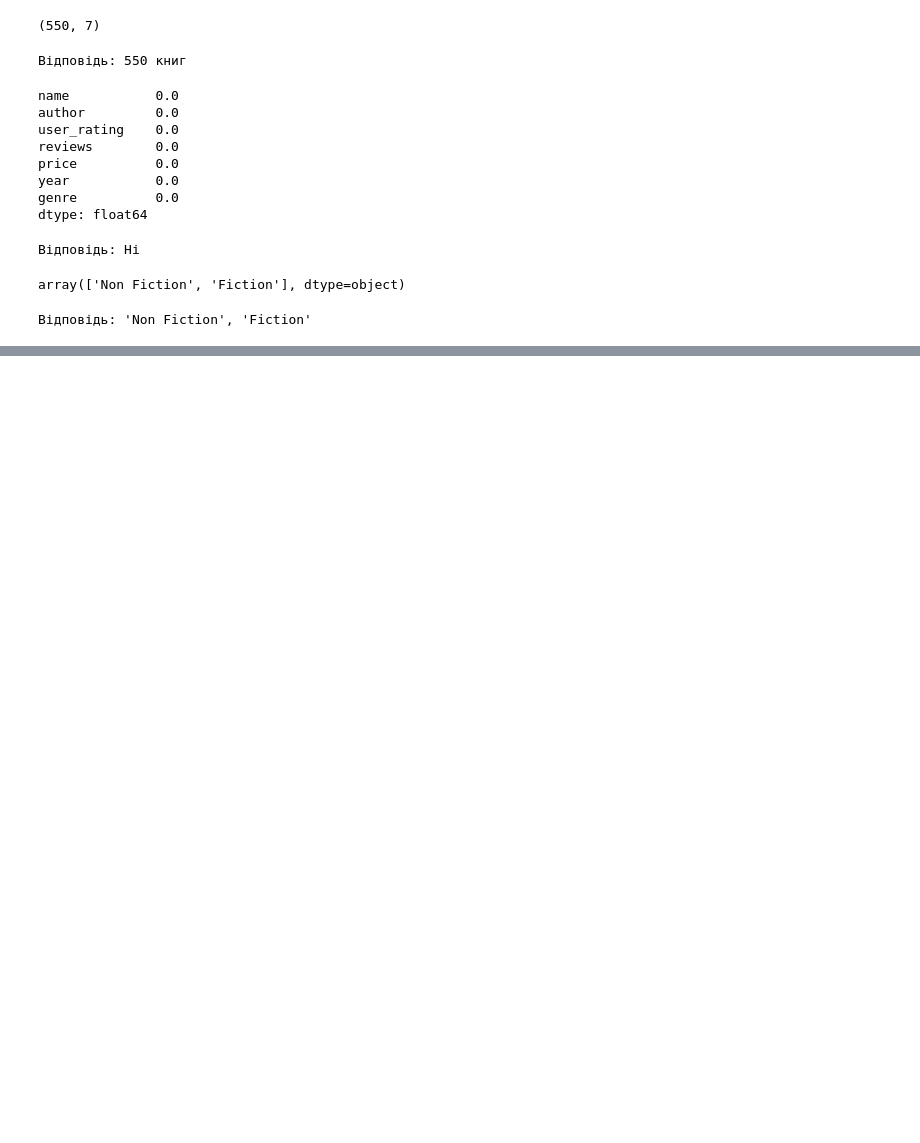
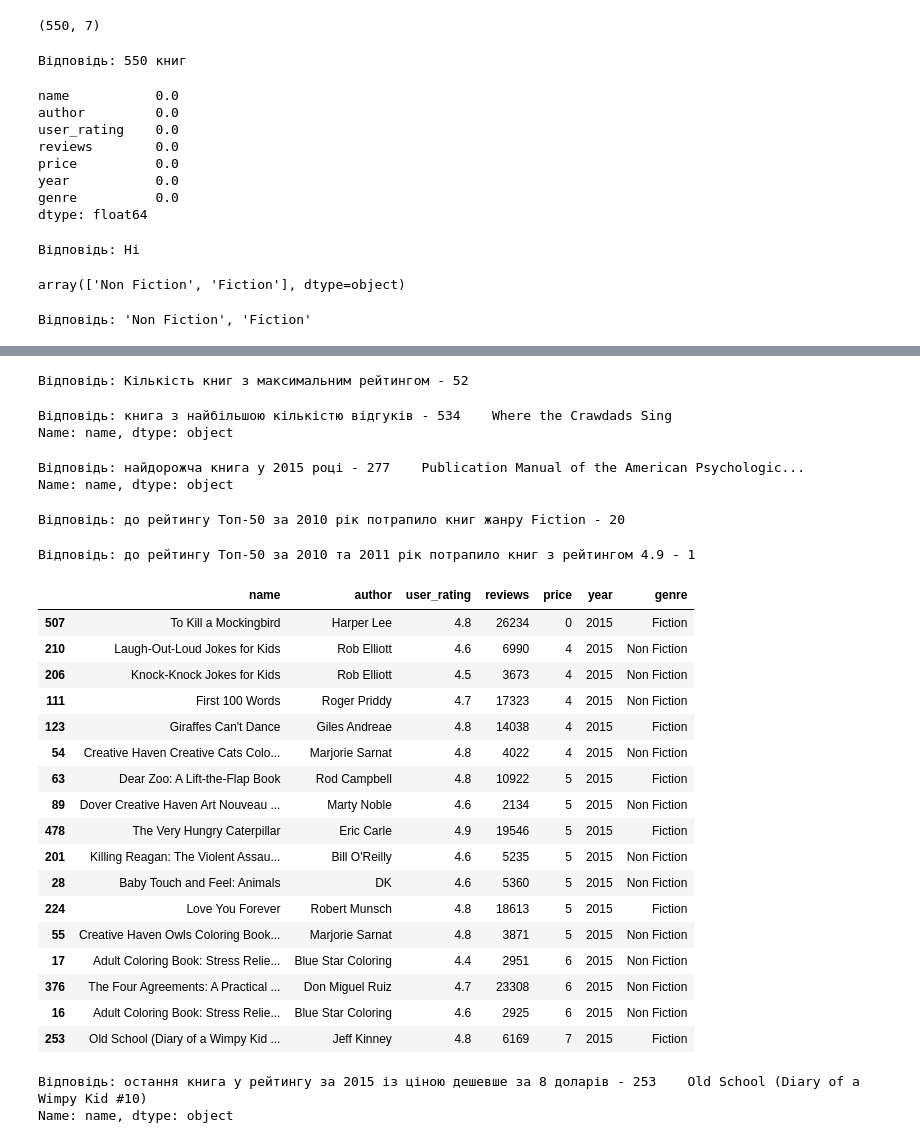
Before and after one commit to ValeraRishniak/HW_M02_goit_py_DS, a Jupyter notebook: hw2.3.ipynb, the cells around one changed output, grey strips where cells are left out. Cells and saved outputs as stored; diff of their text form; code cells hidden in the pictures; blank space fills up the shorter version.

```diff
--- a/hw2.3.ipynb
+++ b/hw2.3.ipynb
@@ -87,0 +120,76 @@ print("Відповідь: ")
+# %%
+# P3. Пошук та сортування даних
+# T2. Скільки книг мають такий рейтинг?
+books_max_rating = table[table['user_rating'] == table['user_rating'].max()].shape
+result = books_max_rating[0]
+print(f"Відповідь: Кількість книг з максимальним рейтингом - {result}")
+# %% [output]
+Відповідь: Кількість книг з максимальним рейтингом - 52
+# %%
+# P3. Пошук та сортування даних
+# T3. Яка книга має найбільше відгуків?
+max_reviews = table[table['reviews'] == table['reviews'].max()]["name"]
+print(f"Відповідь: книга з найбільшою кількістю відгуків - {max_reviews}")
+# %% [output]
+Відповідь: книга з найбільшою кількістю відгуків - 534    Where the Crawdads Sing
+Name: name, dtype: object
+# %%
+# P3. Пошук та сортування даних
+# T4. З тих книг, що потрапили до Топ-50 у 2015 році, яка книга найдорожча (можна використати проміжний датафрейм)?
+top50_2015 = table[table["year"] == 2015]
+book_max_price_2015 = top50_2015[top50_2015['price'] == top50_2015['price'].max()]['name']
+print(f"Відповідь: найдорожча книга у 2015 році - {book_max_price_2015}")
+# %% [output]
+Відповідь: найдорожча книга у 2015 році - 277    Publication Manual of the American Psychologic...
+Name: name, dtype: object
+# %%
+# P3. Пошук та сортування даних
+# T5. Скільки книг жанру Fiction потрапили до Топ-50 у 2010 році (використовуйте &)?
+books_fiction_2010 = table[(table["genre"] == 'Fiction') & (table["year"] == 2010)].shape
+print(f"Відповідь: до рейтингу Топ-50 за 2010 рік потрапило книг жанру Fiction - {books_fiction_2010[0]}")
+# %% [output]
+Відповідь: до рейтингу Топ-50 за 2010 рік потрапило книг жанру Fiction - 20
+# %%
+# P3. Пошук та сортування даних
+# T6. Скільки книг з рейтингом 4.9 потрапило до рейтингу у 2010 та 2011 роках (використовуйте | або функцію isin)?
+max_rating_in_2010_2011 = table.loc[((table['year'] == 2010)|(table['year'] == 2011))&(table['user_rating'] == 4.9)].shape
+print(f"Відповідь: до рейтингу Топ-50 за 2010 та 2011 рік потрапило книг з рейтингом 4.9 - {max_rating_in_2010_2011[0]}")
+# %% [output]
+Відповідь: до рейтингу Топ-50 за 2010 та 2011 рік потрапило книг з рейтингом 4.9 - 1
+# %%
+# P3. Пошук та сортування даних
+# T7. І насамкінець, давайте відсортуємо за зростанням ціни всі книги, які потрапили до рейтингу в 2015 році
+    # і коштують дешевше за 8 доларів (використовуйте функцію sort_values).
+
+sorted_table = top50_2015[top50_2015['price'] < 8].sort_values('price')
+sorted_table
+# %% [output]
+|  | name | author | user_rating | reviews | price | year | genre |
+| 507 | To Kill a Mockingbird | Harper Lee | 4.8 | 26234 | 0 | 2015 | Fiction |
+| 210 | Laugh-Out-Loud Jokes for Kids | Rob Elliott | 4.6 | 6990 | 4 | 2015 | Non Fiction |
+| 206 | Knock-Knock Jokes for Kids | Rob Elliott | 4.5 | 3673 | 4 | 2015 | Non Fiction |
+| 111 | First 100 Words | Roger Priddy | 4.7 | 17323 | 4 | 2015 | Non Fiction |
+| 123 | Giraffes Can't Dance | Giles Andreae | 4.8 | 14038 | 4 | 2015 | Fiction |
+| 54 | Creative Haven Creative Cats Colo... | Marjorie Sarnat | 4.8 | 4022 | 4 | 2015 | Non Fiction |
+| 63 | Dear Zoo: A Lift-the-Flap Book | Rod Campbell | 4.8 | 10922 | 5 | 2015 | Fiction |
+| 89 | Dover Creative Haven Art Nouveau ... | Marty Noble | 4.6 | 2134 | 5 | 2015 | Non Fiction |
+| 478 | The Very Hungry Caterpillar | Eric Carle | 4.9 | 19546 | 5 | 2015 | Fiction |
+| 201 | Killing Reagan: The Violent Assau... | Bill O'Reilly | 4.6 | 5235 | 5 | 2015 | Non Fiction |
+| 28 | Baby Touch and Feel: Animals | DK | 4.6 | 5360 | 5 | 2015 | Non Fiction |
+| 224 | Love You Forever | Robert Munsch | 4.8 | 18613 | 5 | 2015 | Fiction |
+| 55 | Creative Haven Owls Coloring Book... | Marjorie Sarnat | 4.8 | 3871 | 5 | 2015 | Non Fiction |
+| 17 | Adult Coloring Book: Stress Relie... | Blue Star Coloring | 4.4 | 2951 | 6 | 2015 | Non Fiction |
+| 376 | The Four Agreements: A Practical ... | Don Miguel Ruiz | 4.7 | 23308 | 6 | 2015 | Non Fiction |
+| 16 | Adult Coloring Book: Stress Relie... | Blue Star Coloring | 4.6 | 2925 | 6 | 2015 | Non Fiction |
+| 253 | Old School (Diary of a Wimpy Kid ... | Jeff Kinney | 4.8 | 6169 | 7 | 2015 | Fiction |
+# %%
+# P3. Пошук та сортування даних
+# T8. Яка книга остання у відсортованому списку?
+# last_book = table.iloc[253]['name']
+# print(f"Відповідь: остання книга у рейтингу за 2015 із ціною дешевше за 8 доларів - {last_book}")
+
+last = sorted_table.tail(1)['name']
+print(f"Відповідь: остання книга у рейтингу за 2015 із ціною дешевше за 8 доларів - {last}")
+# %% [output]
+Відповідь: остання книга у рейтингу за 2015 із ціною дешевше за 8 доларів - 253    Old School (Diary of a Wimpy Kid #10)
+Name: name, dtype: object
```
Also changed, not shown: parts of 9 cells of this notebook.
